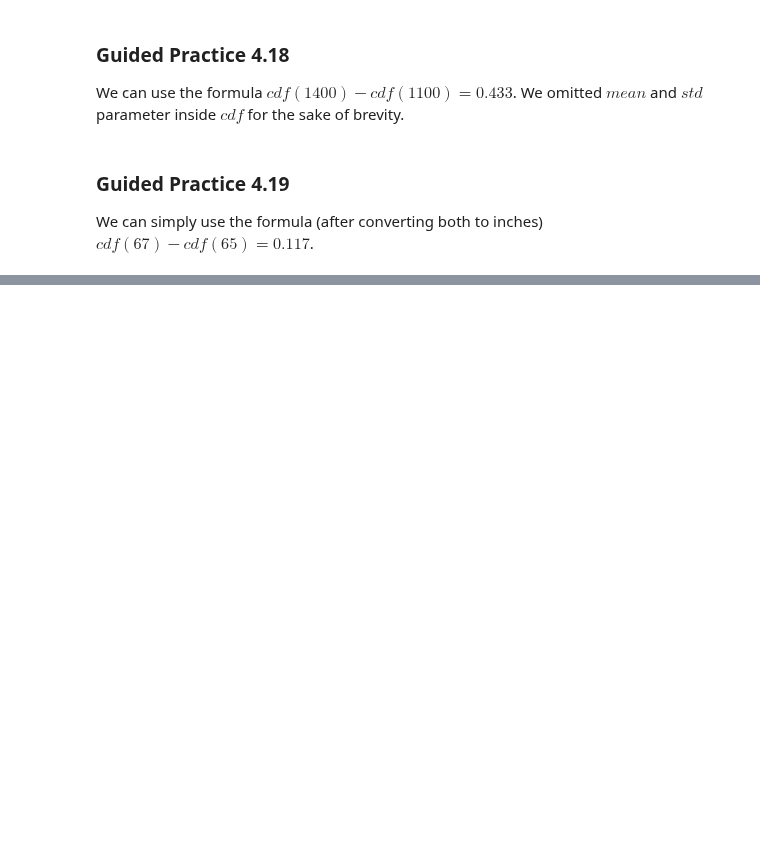
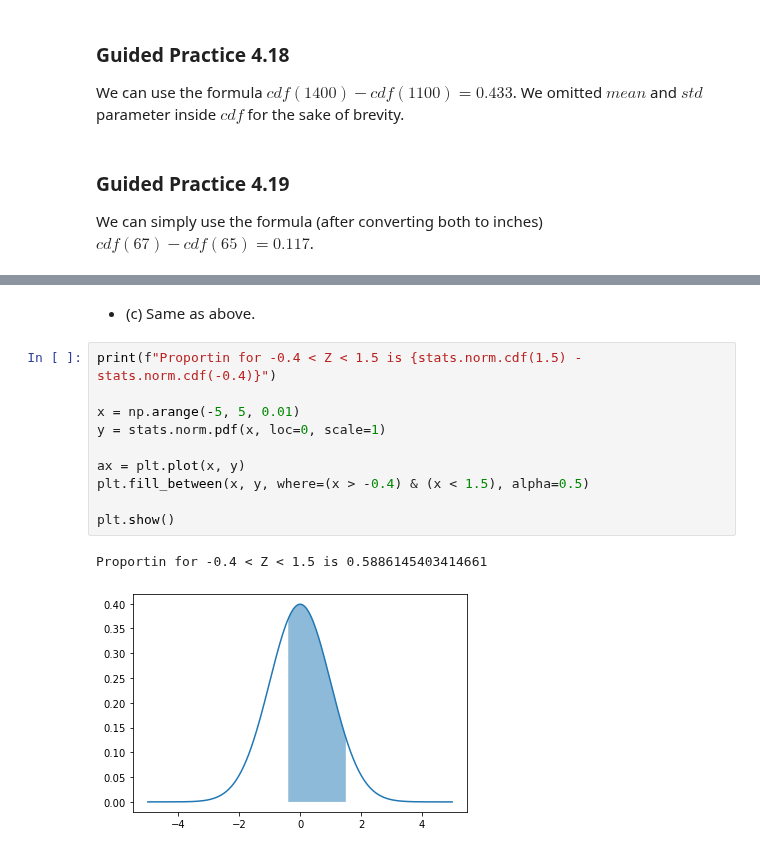
Before and after one commit to RiccardoMPesce/OpenIntro-Statistics-Excercises, a Jupyter notebook: chapter4/chapter4_walkthrough.ipynb, the cells around one changed output, grey strips where cells are left out. Cells and saved outputs as stored; diff of their text form; blank space fills up the shorter version.

```diff
--- a/chapter4/chapter4_walkthrough.ipynb
+++ b/chapter4/chapter4_walkthrough.ipynb
@@ -174,0 +223,15 @@ We can simply use the formula (after converting both to inches) $cdf(67) - cdf(6
+# %% [markdown]
+* (c) Same as above.
+# %%
+print(f"Proportin for -0.4 < Z < 1.5 is {stats.norm.cdf(1.5) - stats.norm.cdf(-0.4)}")
+
+x = np.arange(-5, 5, 0.01)
+y = stats.norm.pdf(x, loc=0, scale=1)
+
+ax = plt.plot(x, y)
+plt.fill_between(x, y, where=(x > -0.4) & (x < 1.5), alpha=0.5)
+
+plt.show()
+# %% [output]
+Proportin for -0.4 < Z < 1.5 is 0.5886145403414661
+[figure, added]
```
Also changed, not shown: parts of 11 cells of this notebook.
